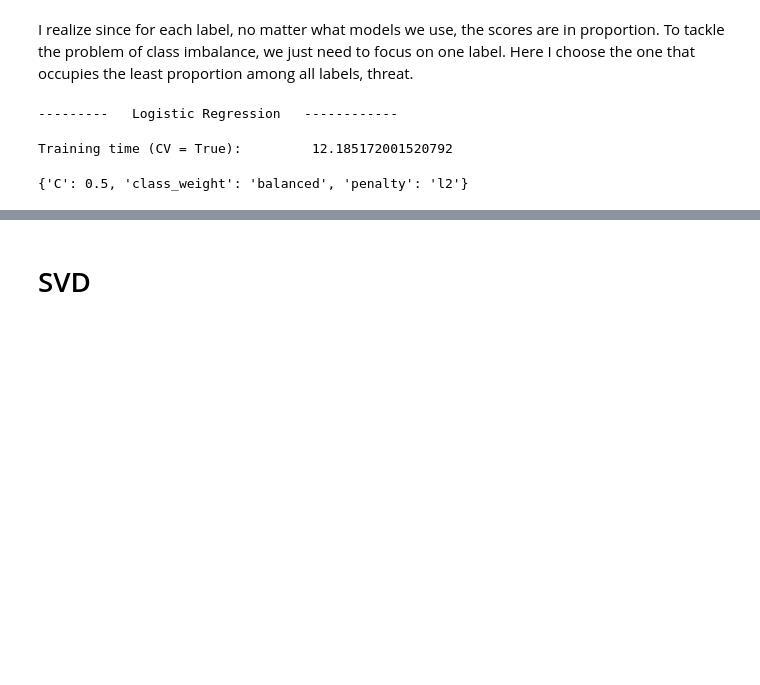
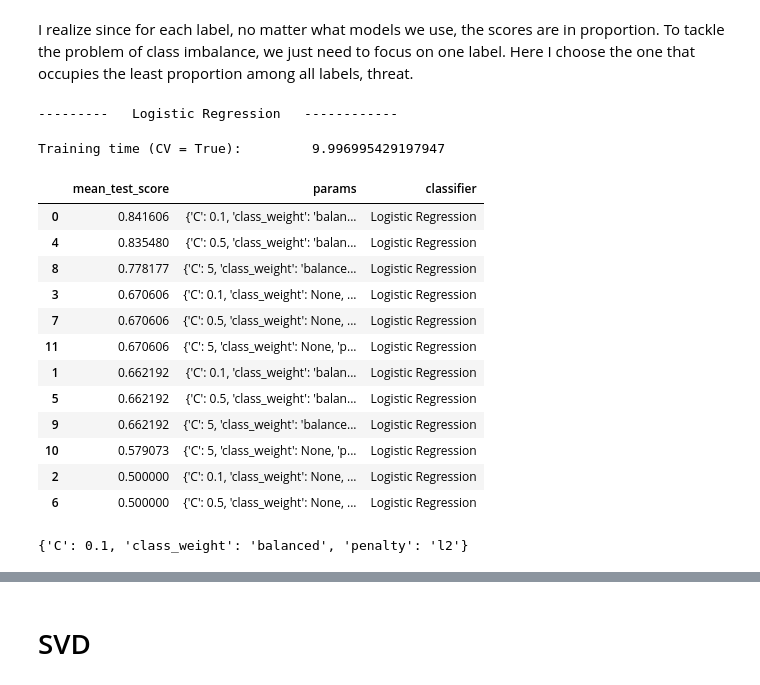
Before and after one commit to carmelbythesea/Toxic-Comment-Classification, a Jupyter notebook: toxic-comment-new2.ipynb, the cells around one changed output, grey strips where cells are left out. Cells and saved outputs as stored; diff of their text form; code cells hidden in the pictures; blank space fills up the shorter version.

```diff
--- a/toxic-comment-new2.ipynb
+++ b/toxic-comment-new2.ipynb
@@ -228,4 +229,5 @@ reduced_train = train_df.loc[random_index]
 # %%
 # reduced_train.to_csv("reduced_processed_data.csv")
 # %%
-reduced_train = pd.read_csv("reduced_processed_data.csv").drop(['Unnamed: 0'], axis=1)
+reduced_train = pd.read_csv("reduced_processed_data.csv").drop(['Unnamed: 0'], axis=1).dropna()
+reduced_train.shape
@@ -340,7 +348,7 @@ def parameter_tuning(label, name, clf, parameters, crossval=True):
     return r.sort_values(by=[f'mean_test_{score_name}'], ascending=False)
 # %%
 param = {
-    'C': [0.5,5,50],
+    'C': [0.1,0.5,5],
     'penalty':['l2', 'none'],
     'class_weight': ['balanced', None]
     }
@@ -356,11 +364,27 @@ threat_lr = parameter_tuning(
                  True)
 # %% [output]
 ---------   Logistic Regression   ------------
-Training time (CV = True):         12.185172001520792
+Training time (CV = True):         9.996995429197947
+# %%
+threat_lr
+# %% [output]
+|  | mean_test_score | params | classifier |
+| 0 | 0.841606 | {'C': 0.1, 'class_weight': 'balan... | Logistic Regression |
+| 4 | 0.835480 | {'C': 0.5, 'class_weight': 'balan... | Logistic Regression |
+| 8 | 0.778177 | {'C': 5, 'class_weight': 'balance... | Logistic Regression |
+| 3 | 0.670606 | {'C': 0.1, 'class_weight': None, ... | Logistic Regression |
+| 7 | 0.670606 | {'C': 0.5, 'class_weight': None, ... | Logistic Regression |
+| 11 | 0.670606 | {'C': 5, 'class_weight': None, 'p... | Logistic Regression |
+| 1 | 0.662192 | {'C': 0.1, 'class_weight': 'balan... | Logistic Regression |
+| 5 | 0.662192 | {'C': 0.5, 'class_weight': 'balan... | Logistic Regression |
+| 9 | 0.662192 | {'C': 5, 'class_weight': 'balance... | Logistic Regression |
+| 10 | 0.579073 | {'C': 5, 'class_weight': None, 'p... | Logistic Regression |
+| 2 | 0.500000 | {'C': 0.1, 'class_weight': None, ... | Logistic Regression |
+| 6 | 0.500000 | {'C': 0.5, 'class_weight': None, ... | Logistic Regression |
 # %%
 threat_lr['params'][0]
 # %% [output]
-{'C': 0.5, 'class_weight': 'balanced', 'penalty': 'l2'}
+{'C': 0.1, 'class_weight': 'balanced', 'penalty': 'l2'}
 # %%
 lr_param = threat_lr['params'][0]
 # %%
```
Also changed, not shown: parts of 25 cells of this notebook.
